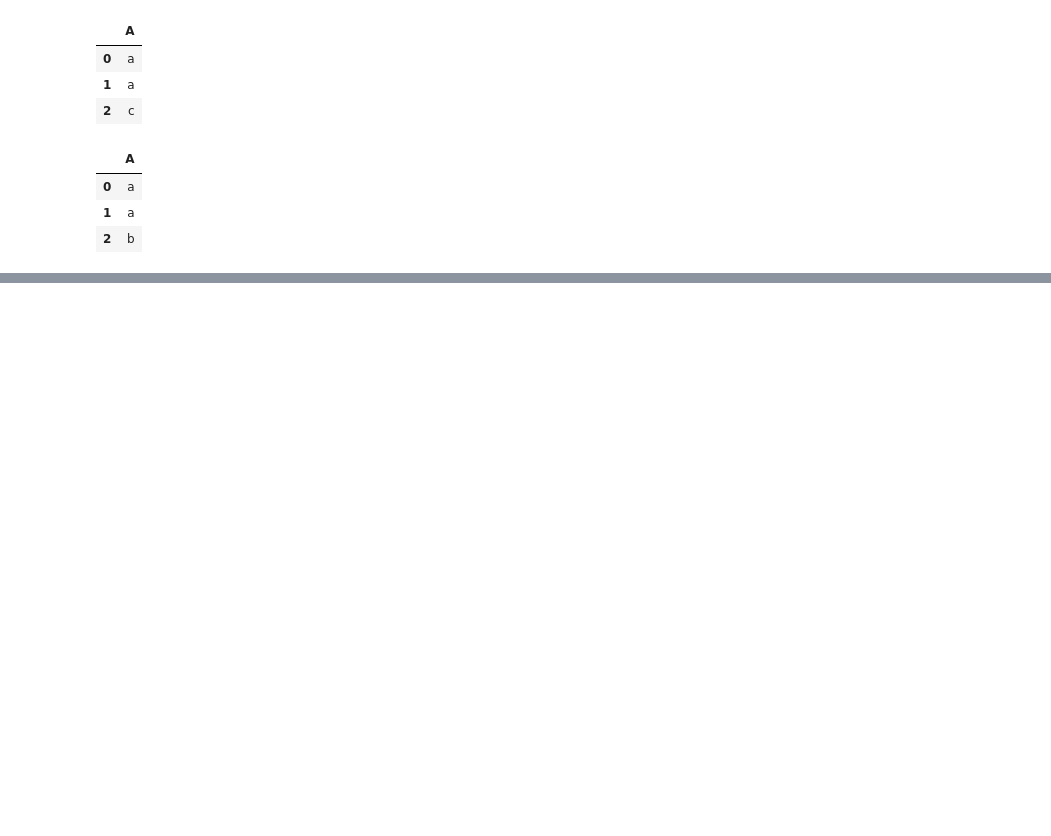
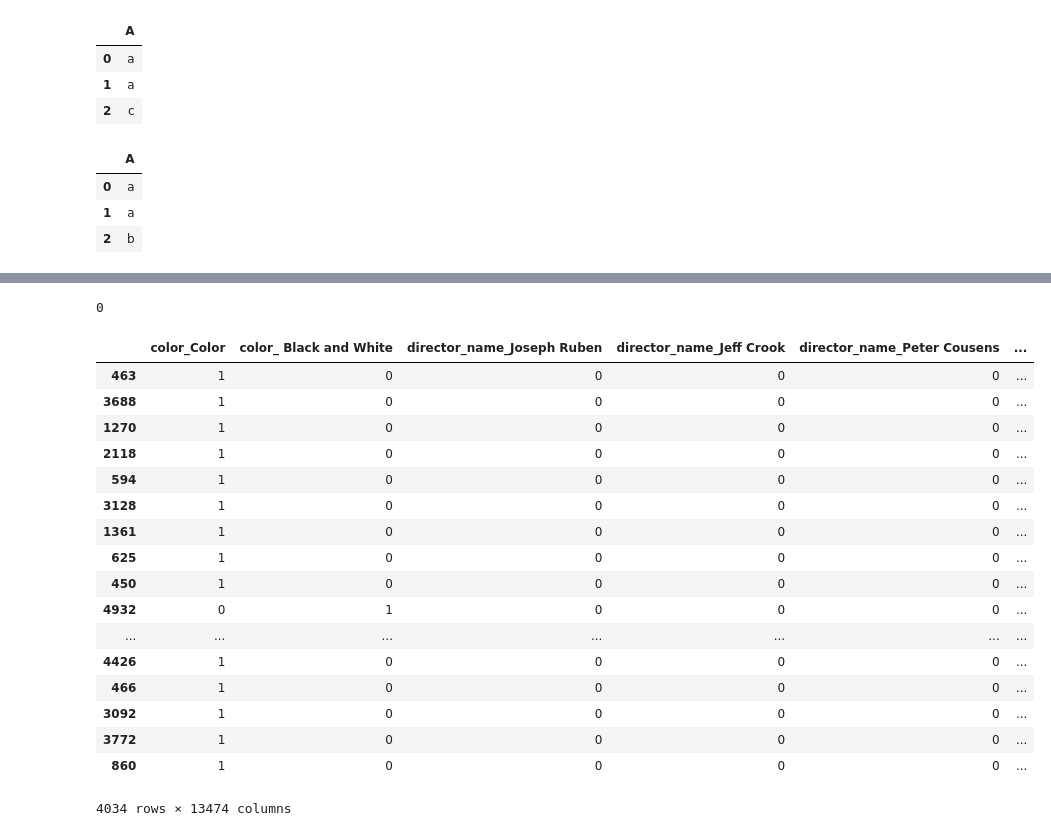
Before and after one commit to Jodahr/ImdbMovies, a Jupyter notebook: Untitled.ipynb, the cells around one changed output, grey strips where cells are left out. Cells and saved outputs as stored; diff of their text form; code cells hidden in the pictures; blank space fills up the shorter version.

```diff
--- a/Untitled.ipynb
+++ b/Untitled.ipynb
@@ -395,3 +406,45 @@ test_dummies
 | 0 | 1 | 0 |
 | 1 | 1 | 0 |
 | 2 | 0 | 1 |
+# %%
+# fixes mismatch in number of categorical variables in training and test dataset
+class AddMissingCategorialColumns(TransformerMixin):
+    def __init__(self, copy=True):
+        self.copy = copy
+        self.columns = 0
+
+    def transform(self, df):
+        return self.__add_missing_dummy_columns__(df)
+        #df_ = df if not self.copy else df.copy()
+        #test = self.__add_missing_dummy_columns__(df_)
+        #test2 = self.__rem_additional_dummy_columns__(test)
+        #return test2
+
+    def fit(self, df, y=None):
+        self.columns = df.columns.values.tolist()
+        #print(self.columns)
+        return self
+
+    def __add_missing_dummy_columns__(self, df):
+        missing_cols = set( self.columns ) - set( df.columns )
+        print(len(missing_cols))
+        if len(missing_cols) != 0:
+            for c in missing_cols:
+                df[c] = 0
+        return df
+
+    def __rem_additional_dummy_columns__(self, df):
+        add_cols = set( df.columns ) - set( self.columns )
+        if len(add_cols) != 0:
+            for c in add_cols:
+                del df[c]
+        return df
+
+categoricalPipeline2 = Pipeline([
+    ('dropColumns', DFTransform(lambda x: x.drop(['genres','movie_imdb_link', 'imdb_score', 'plot_keywords'],1))),
+    ('selectCategorical', DFTransform(lambda x: x.select_dtypes(include=['object']))),
+    ('impure', DFTransform(lambda x: x.apply(lambda x:x.fillna(x.value_counts().index[0])))),
+    ('transformToCategorical', DFTransform(lambda x: toCategorical(x))),
+    ('labelBinarize', DFTransform(lambda x: pd.get_dummies(x))),
+    ('addMissingCols', AddMissingCategorialColumns())
+])
@@ -397,0 +453,22 @@ test_dummies
+# %%
+categoricalPipeline2.fit_transform(X_train)
+# %% [output]
+0
+|  | color_Color | color_ Black and White | director_name_Joseph Ruben | director_name_Jeff Crook | director_name_Peter Cousens | ... |
+| 463 | 1 | 0 | 0 | 0 | 0 | ... |
+| 3688 | 1 | 0 | 0 | 0 | 0 | ... |
+| 1270 | 1 | 0 | 0 | 0 | 0 | ... |
+| 2118 | 1 | 0 | 0 | 0 | 0 | ... |
+| 594 | 1 | 0 | 0 | 0 | 0 | ... |
+| 3128 | 1 | 0 | 0 | 0 | 0 | ... |
+| 1361 | 1 | 0 | 0 | 0 | 0 | ... |
+| 625 | 1 | 0 | 0 | 0 | 0 | ... |
+| 450 | 1 | 0 | 0 | 0 | 0 | ... |
+| 4932 | 0 | 1 | 0 | 0 | 0 | ... |
+| ... | ... | ... | ... | ... | ... | ... |
+| 4426 | 1 | 0 | 0 | 0 | 0 | ... |
+| 466 | 1 | 0 | 0 | 0 | 0 | ... |
+| 3092 | 1 | 0 | 0 | 0 | 0 | ... |
+| 3772 | 1 | 0 | 0 | 0 | 0 | ... |
+| 860 | 1 | 0 | 0 | 0 | 0 | ... |
+4034 rows × 13474 columns
```
Also changed, not shown: parts of 17 cells of this notebook.
